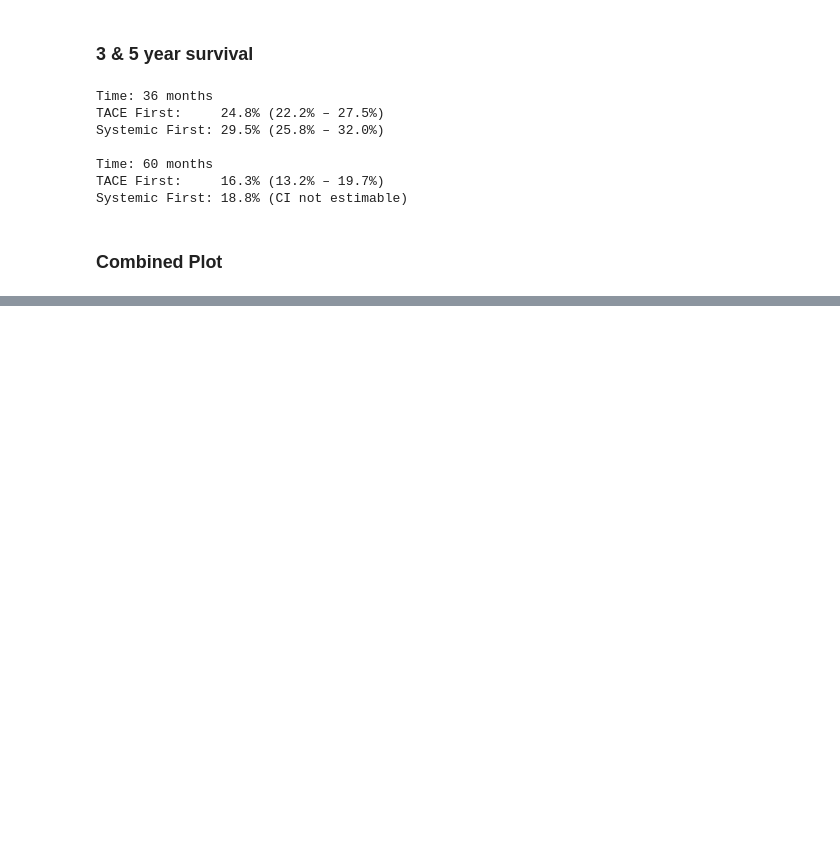
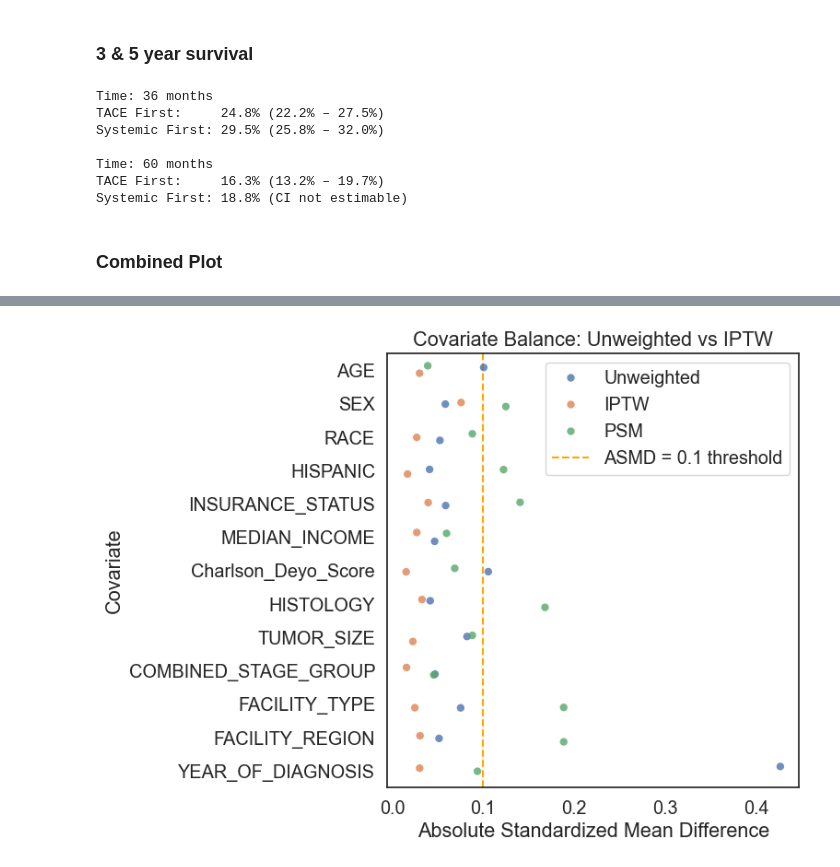
Before and after one commit to NicWYZ/HCC_TACE, a Jupyter notebook: TACE_IO_NCDB.ipynb, the cells around one changed output, grey strips where cells are left out. Cells and saved outputs as stored; diff of their text form; code cells hidden in the pictures; blank space fills up the shorter version.

Commit message:
PSM ASMD done

```diff
--- a/TACE_IO_NCDB.ipynb
+++ b/TACE_IO_NCDB.ipynb
@@ -687,0 +715,3 @@ plt.show()
+# %%
+df_matched = psm.df_matched
+df_matched
@@ -687,0 +732,31 @@ plt.show()
+# %%
+covariate_groups = {
+    'AGE': ['AGE'],  # already numeric
+    'SEX': [col for col in df_matched.columns if col.startswith('SEX_')],
+    'RACE': [col for col in df_matched.columns if col.startswith('RACE_')],
+    'HISPANIC': [col for col in df_matched.columns if col.startswith('HISPANIC_')],
+    'INSURANCE_STATUS': [col for col in df_matched.columns if col.startswith('INSURANCE_STATUS_')],
+    'MEDIAN_INCOME': [col for col in df_matched.columns if col.startswith('MEDIAN_INCOME_')],
+    'Charlson_Deyo_Score': [col for col in df_matched.columns if col.startswith('Charlson_Deyo_Score')],
+    'HISTOLOGY': [col for col in df_matched.columns if col.startswith('HISTOLOGY_')],
+    'TUMOR_SIZE': [col for col in df_matched.columns if col.startswith('TUMOR_SIZE_')],
+    'COMBINED_STAGE_GROUP': [col for col in df_matched.columns if col.startswith('COMBINED_STAGE_GROUP')],
+    'FACILITY_TYPE': [col for col in df_matched.columns if col.startswith('FACILITY_TYPE_')],
+    'FACILITY_REGION': [col for col in df_matched.columns if col.startswith('FACILITY_REGION_')],
+    'YEAR_OF_DIAGNOSIS': [col for col in df_matched.columns if col.startswith('YEAR')]
+}
+
+asmd_psm = []
+
+for group_name, col_list in covariate_groups.items():
+    d_list = []
+    for col in col_list:
+        try:
+            d = compute_asmd(df_matched, col, 'sequence_group', weight_col=None)
+            d_list.append(d)
+        except Exception as e:
+            print(f"Skipping {col}: {e}")
+    asmd_psm.append(max(d_list) if d_list else np.nan)
+# %%
+asmd_df['PSM'] = asmd_psm
+asmd_df
@@ -687,0 +778,13 @@ plt.show()
+# %%
+asmd_df_melted = asmd_df.melt(id_vars='Covariate', var_name='Method', value_name='ASMD')
+
+plt.figure(figsize=(8, 6))
+sns.stripplot(data=asmd_df_melted, x='ASMD', y='Covariate', hue='Method', jitter=0.15, size=6, alpha=0.8)
+plt.axvline(0.1, linestyle='--', color='orange', label='ASMD = 0.1 threshold')
+plt.xlabel("Absolute Standardized Mean Difference")
+plt.title("Covariate Balance: Unweighted vs IPTW")
+plt.legend(loc='upper right')
+plt.tight_layout()
+plt.show()
+# %% [output]
+[figure, added]
```
Also changed, not shown: parts of 14 cells of this notebook, 1 other file.
